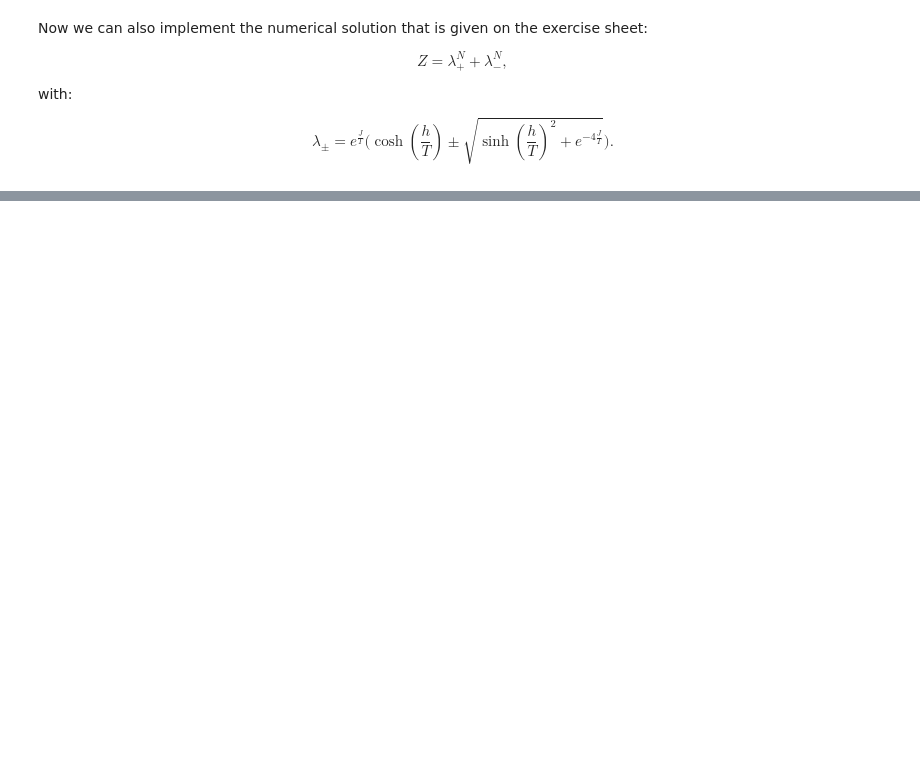
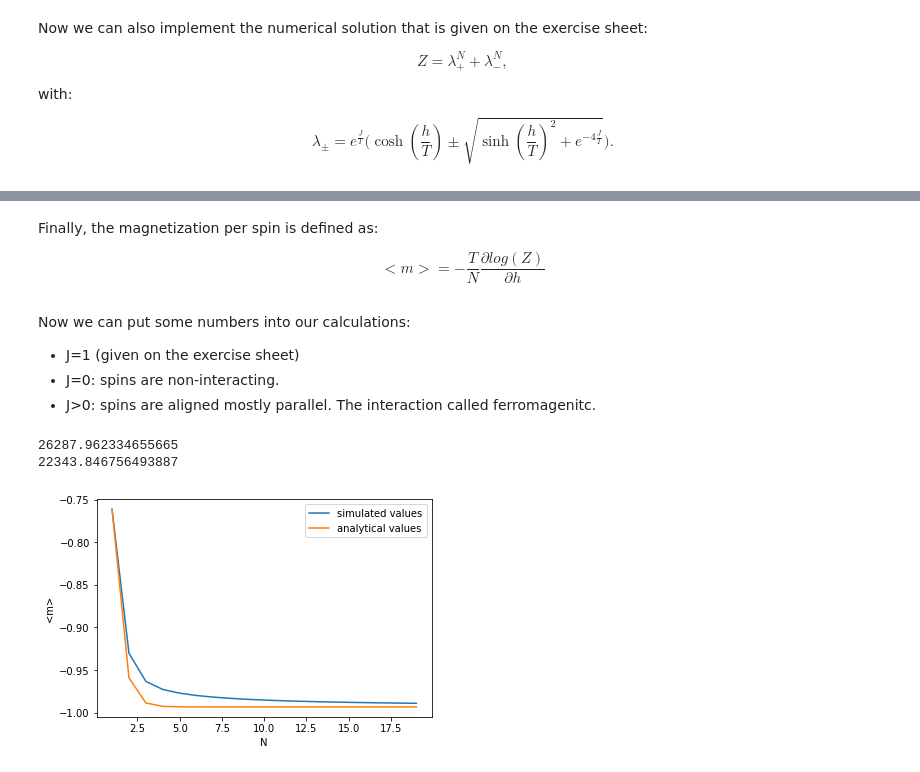
Before and after one commit to thomas-matt-block/physics760_Martin, a Jupyter notebook: Exercise 1/exercise1.ipynb, the cells around one changed output, grey strips where cells are left out. Saved outputs shown, nothing was run; the diff lists cells and outputs as text; code cells hidden in the pictures; blank space fills up the shorter version.

```diff
--- a/Exercise 1/exercise1.ipynb
+++ b/Exercise 1/exercise1.ipynb
@@ -72,6 +67,6 @@ Last but not least, the spin arrays have to be generated, because this is the ba
 # %%
 def gen_spinarrays(length):
-    return(list(itertools.product([-1, 1], repeat=length)))
+    return(list(itertools.product([-1, 1], repeat=(length+1))))
 # %% [markdown]
 Now we can also implement the numerical solution that is given on the exercise sheet:
 
@@ -90,0 +82,55 @@ print(z_simulated(gen_spinarrays(20), 1, 1, 1))
+# %%
+def lambda_pm(j, h, t, plus_minus):
+    plus_minus_part=plus_minus*(np.sinh(h/t)**2+np.exp(-4*j/t))**(1/2)
+    return(np.exp(j/t)*(np.cosh(h/t)+plus_minus_part))
+
+def z_analytical(lenght, j, h, t):
+    return(lambda_pm(j, h, t, 1)**lenght+lambda_pm(j, h, t, -1)**lenght)
+# %% [markdown]
+Finally, the magnetization per spin is defined as:
+
+\begin{equation}
+    <m>=-\frac{T}{N}\frac{\partial log(Z)}{\partial h}
+\end{equation}
+# %%
+def magnetization_simulation(lenght, j, h, t, intervall):
+    z_1=z_simulated(gen_spinarrays(lenght), j, h+(intervall/2), t)
+    z_2=z_simulated(gen_spinarrays(lenght), j, h-(intervall/2), t)
+    return (-1/lenght*((np.log(z_1)-np.log(z_2))/intervall))
+
+def magnetization_analytical(lenght, j, h, t, intervall):
+    z_1=z_analytical(lenght, j, h+(intervall/2), t)
+    z_2=z_analytical(lenght, j, h-(intervall/2), t)
+    return (-1/lenght*((np.log(z_1)-np.log(z_2))/intervall))
+# %% [markdown]
+Now we can put some numbers into our calculations:
+*  J=1 (given on the exercise sheet)
+*  J=0: spins are non-interacting.
+*  J>0: spins are aligned mostly parallel. The interaction called ferromagenitc.
+# %%
+N=10
+J=1
+h=0.5
+t=1
+
+print(z_simulated(gen_spinarrays(N), J, h, t))
+print(z_analytical(N, J, h, t))
+# %% [output]
+26287.962334655665
+22343.846756493887
+# %%
+N_array=np.arange(1, 20, 1)
+magnetization_N_dependance_simulation=np.zeros(len(N_array))
+magnetization_N_dependance_analytical=np.zeros(len(N_array))
+for i in range(len(N_array)):
+    magnetization_N_dependance_simulation[i]=magnetization_simulation(N_array[i], J, h, t, 0.1)
+    magnetization_N_dependance_analytical[i]=magnetization_analytical(N_array[i], J, h, t, 0.1)
+plt.plot(N_array, magnetization_N_dependance_simulation, label="simulated values")
+plt.plot(N_array, magnetization_N_dependance_analytical, label="analytical values")
+plt.legend(loc="best")
+plt.xlabel("N")
+plt.ylabel("<m>")
+
+plt.savefig("Diagramm_N_m.png", dpi=300)
+# %% [output]
+[figure, added]
```
Also changed, not shown: parts of 6 cells of this notebook, 2 other files.
